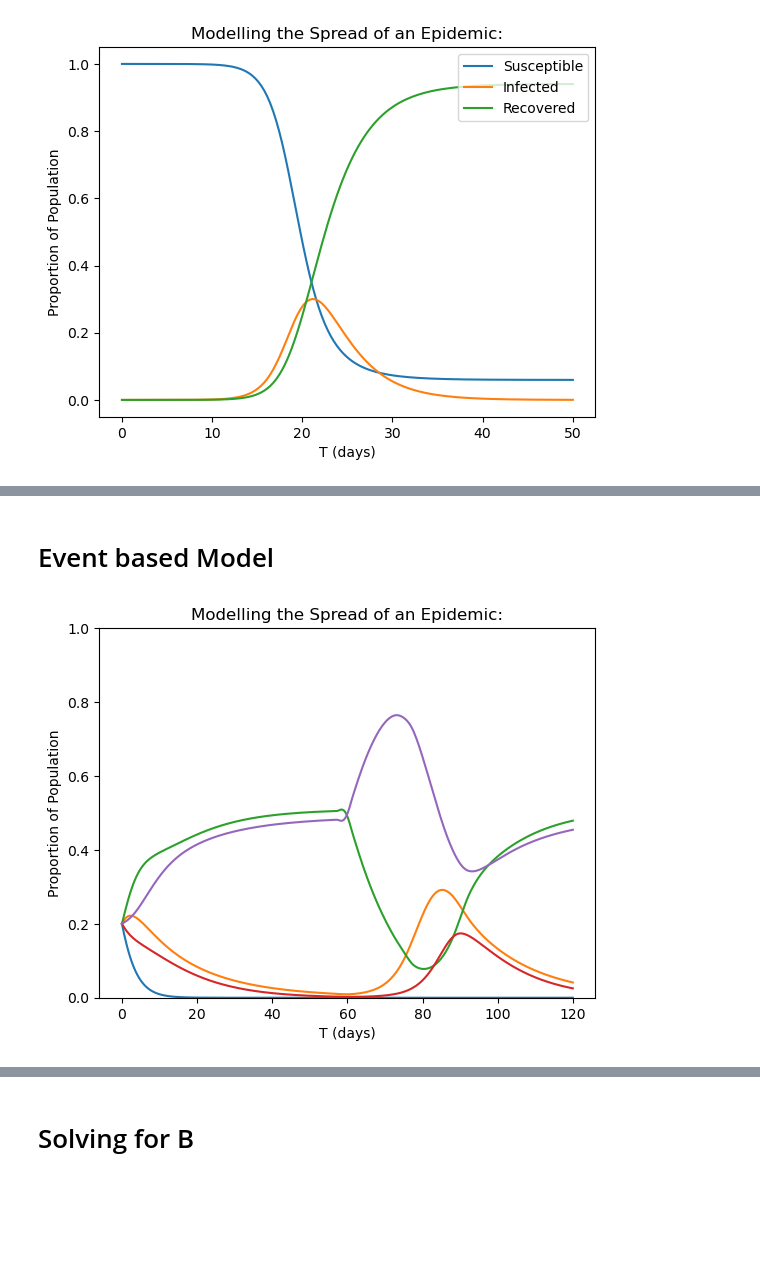
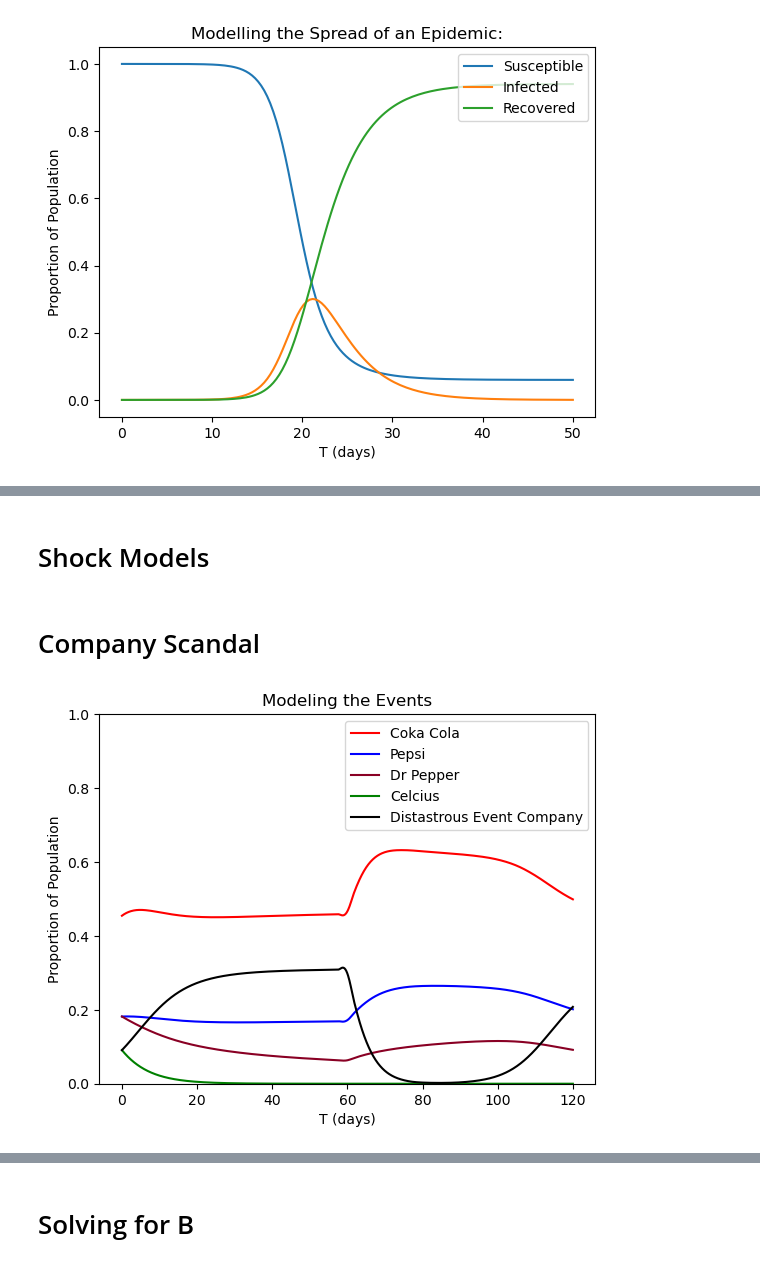
Before and after one commit to brandonwaits12/Radiator-Springs, a Jupyter notebook: radiator_springs.ipynb, the cells around one changed output, grey strips where cells are left out. Saved outputs shown, nothing was run; the diff lists cells and outputs as text; code cells hidden in the pictures; blank space fills up the shorter version.

Commit message:
Shock Model Additions

```diff
--- a/radiator_springs.ipynb
+++ b/radiator_springs.ipynb
@@ -90,53 +90,60 @@ first_model()
-# %% [markdown]
-# Event based Model
+# %% [markdown]
+# Shock Models
+# %% [markdown]
+# Company Scandal
 # %%
 def event_based_model():
 
     n = 5
     K = 2/3
-    alpha_values = np.random.rand(5)
-    # alpha_values = np.array([0.4, 0.4, 0.4, 0.4, 0.4])
-    beta_values = np.random.rand(5, 5)
+    # alpha_values = np.random.rand(5)
+    alpha_values = np.array([0.5, 0.4, 0.35, 0.2, 0.5])
+    beta_values = np.array([[0.5, -0.1, 0.3, 0.3, 0.3],
+                            [0.3, 0.5, 0.3, 0.3, 0.3],
+                            [0.3, 0.3, 0.5, 0.3, 0.3],
+                            [0.3, 0.3, 0.3, 0.5, 0.3],
+                            [0.3, 0.3, 0.3, 0.3, 0.3]])
     # beta_values = (beta_values + beta_values.T) / 2
 
 
     def ode(t, y):
         dydt = np.zeros(5)
 
         # Event: Company 3 (index 2) performs poorly between t=60 and t=75
         temporary_alpha = alpha_values.copy()  # Copy to modify for events
         if 60 <= t <= 75:
-            temporary_alpha[2] *= 0.1  # Reduce Company 3's growth rate significantly
+            temporary_alpha[4] *= 0.1  # Reduce Company 3's growth rate significantly
         if 75 <= t <= 90:
-            temporary_alpha[2] *= 0.1 * 10 * (t - 75) / 15  # Increase Company 3's growth rate linearly
+            temporary_alpha[4] *= 0.1 * 10 * (t - 75) / 15  # Increase Company 3's growth rate linearly
 
         for i in range(5):
             competitive_term = np.sum([beta_values[i, j] * y[j] for j in range(5) if j != i])
             dydt[i] = y[i] * (temporary_alpha[i] * (1 - y[i] / K) - competitive_term)
         return dydt
 
     t0 = 0
     tf = 120
     x_space = np.linspace(0, tf, 1000)
 
     #Define y0 and solution
-    y0 = np.array([0.2, 0.2, 0.2, 0.2, 0.2])
+    y0 = np.array([0.5, 0.2, 0.2, 0.1, 0.1])
     sol = solve_ivp(ode, (t0, tf), y0, t_eval=np.linspace(t0, tf, 1000))
     sol.y = sol.y / np.sum(sol.y, axis=0)
 
     #Plot the system
-    plt.plot(x_space, sol.y[0],  label='Company 1, alpha = ' + str(alpha_values[0]))
-    plt.plot(x_space, sol.y[1],  label='Company 2, alpha = ' + str(alpha_values[1]))
-    plt.plot(x_space, sol.y[2],  label='Company 3, alpha = ' + str(alpha_values[2]))
-    plt.plot(x_space, sol.y[3],  label='Company 4, alpha = ' + str(alpha_values[3]))
-    plt.plot(x_space, sol.y[4],  label='Company 5, alpha = ' + str(alpha_values[4]))
+    plt.plot(x_space, sol.y[0],  label='Coka Cola', color='red')
+    plt.plot(x_space, sol.y[1],  label='Pepsi', color='blue')
+    plt.plot(x_space, sol.y[2],  label='Dr Pepper', color='#890024')
+    plt.plot(x_space, sol.y[3],  label='Celcius', color='green')
+    plt.plot(x_space, sol.y[4],  label="Distastrous Event Company", color='black')
     plt.ylabel("Proportion of Population")
     # plt.legend(loc='upper right')
     plt.xlabel("T (days)")
-    plt.title("Modelling the Spread of an Epidemic:")
+    plt.title("Modeling the Events")
     plt.ylim(0, 1)
+    plt.legend()
     plt.show()
 
 event_based_model()
 # %% [output]
-[figure, old version]
+[figure, new version]
```
Also changed, not shown: parts of 9 cells of this notebook.
